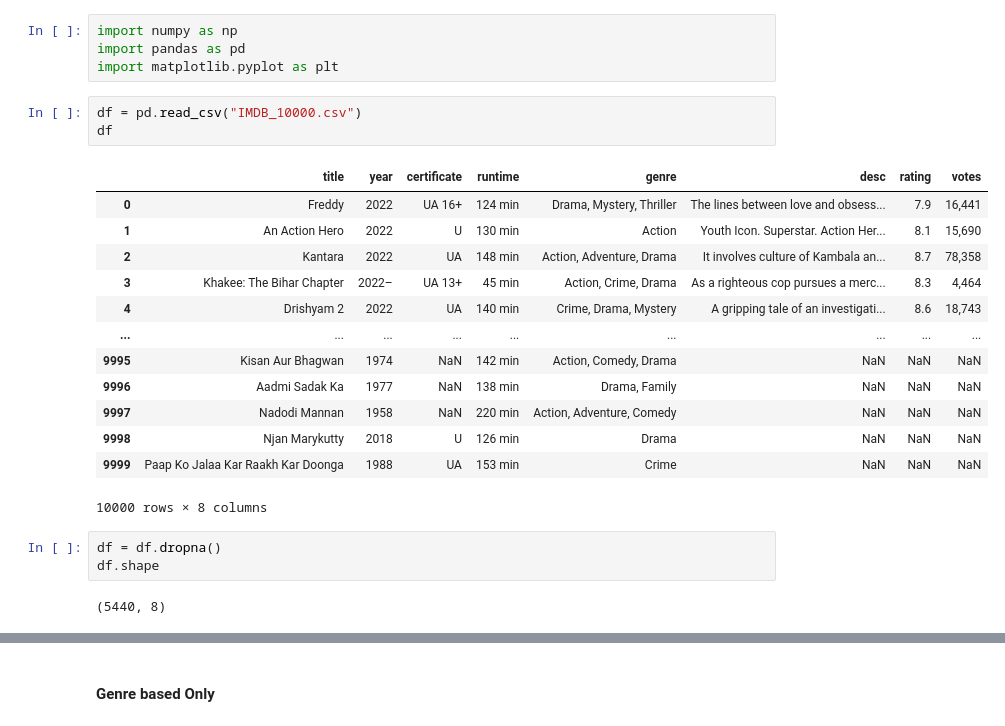
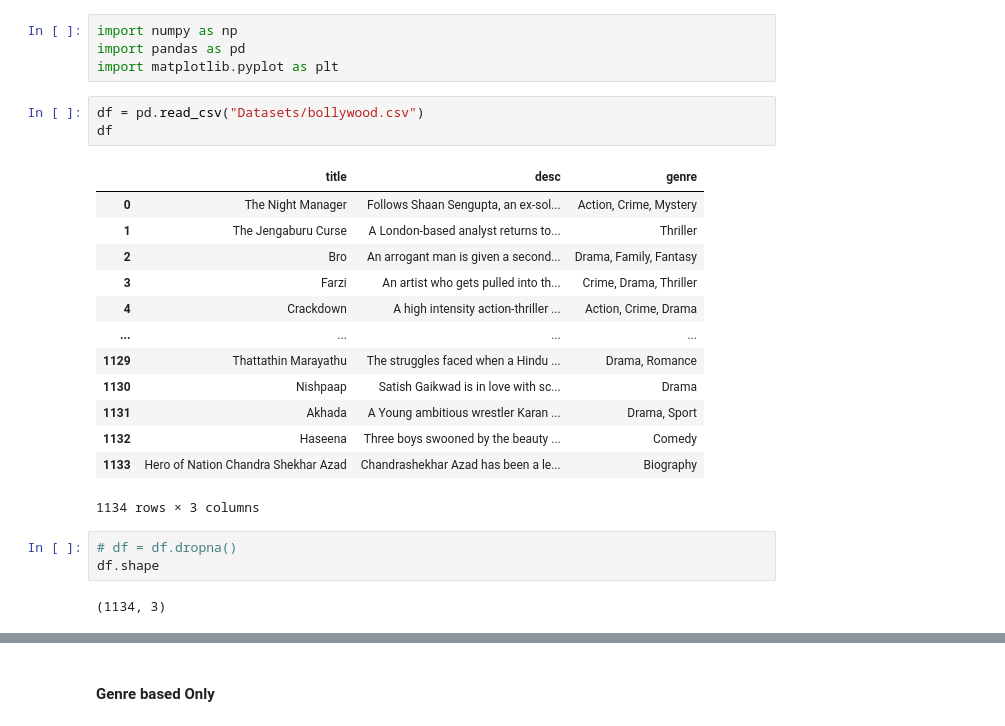
Before and after one commit to theprajwaldongare/NextMovie, a Jupyter notebook: ML Backend/Model/movieRec.ipynb, the cells around one changed output, grey strips where cells are left out. Cells and saved outputs as stored; diff of their text form.

```diff
--- a/ML Backend/Model/movieRec.ipynb
+++ b/ML Backend/Model/movieRec.ipynb
@@ -3,24 +3,24 @@ import numpy as np
 import pandas as pd
 import matplotlib.pyplot as plt
 # %%
-df = pd.read_csv("IMDB_10000.csv")
+df = pd.read_csv("Datasets/bollywood.csv")
 df
 # %% [output]
-|  | title | year | certificate | runtime | genre | desc | rating | votes |
-| 0 | Freddy | 2022 | UA 16+ | 124 min | Drama, Mystery, Thriller | The lines between love and obsess... | 7.9 | 16,441 |
-| 1 | An Action Hero | 2022 | U | 130 min | Action | Youth Icon. Superstar. Action Her... | 8.1 | 15,690 |
-| 2 | Kantara | 2022 | UA | 148 min | Action, Adventure, Drama | It involves culture of Kambala an... | 8.7 | 78,358 |
-| 3 | Khakee: The Bihar Chapter | 2022– | UA 13+ | 45 min | Action, Crime, Drama | As a righteous cop pursues a merc... | 8.3 | 4,464 |
-| 4 | Drishyam 2 | 2022 | UA | 140 min | Crime, Drama, Mystery | A gripping tale of an investigati... | 8.6 | 18,743 |
-| ... | ... | ... | ... | ... | ... | ... | ... | ... |
-| 9995 | Kisan Aur Bhagwan | 1974 | NaN | 142 min | Action, Comedy, Drama | NaN | NaN | NaN |
-| 9996 | Aadmi Sadak Ka | 1977 | NaN | 138 min | Drama, Family | NaN | NaN | NaN |
-| 9997 | Nadodi Mannan | 1958 | NaN | 220 min | Action, Adventure, Comedy | NaN | NaN | NaN |
-| 9998 | Njan Marykutty | 2018 | U | 126 min | Drama | NaN | NaN | NaN |
-| 9999 | Paap Ko Jalaa Kar Raakh Kar Doonga | 1988 | UA | 153 min | Crime | NaN | NaN | NaN |
+|  | title | desc | genre |
+| 0 | The Night Manager | Follows Shaan Sengupta, an ex-sol... | Action, Crime, Mystery |
+| 1 | The Jengaburu Curse | A London-based analyst returns to... | Thriller |
+| 2 | Bro | An arrogant man is given a second... | Drama, Family, Fantasy |
+| 3 | Farzi | An artist who gets pulled into th... | Crime, Drama, Thriller |
+| 4 | Crackdown | A high intensity action-thriller ... | Action, Crime, Drama |
+| ... | ... | ... | ... |
+| 1129 | Thattathin Marayathu | The struggles faced when a Hindu ... | Drama, Romance |
+| 1130 | Nishpaap | Satish Gaikwad is in love with sc... | Drama |
+| 1131 | Akhada | A Young ambitious wrestler Karan ... | Drama, Sport |
+| 1132 | Haseena | Three boys swooned by the beauty ... | Comedy |
+| 1133 | Hero of Nation Chandra Shekhar Azad | Chandrashekhar Azad has been a le... | Biography |
-10000 rows × 8 columns
+1134 rows × 3 columns
 # %%
-df = df.dropna()
+# df = df.dropna()
 df.shape
 # %% [output]
-(5440, 8)
+(1134, 3)
```
Also changed, not shown: parts of 21 cells of this notebook.
